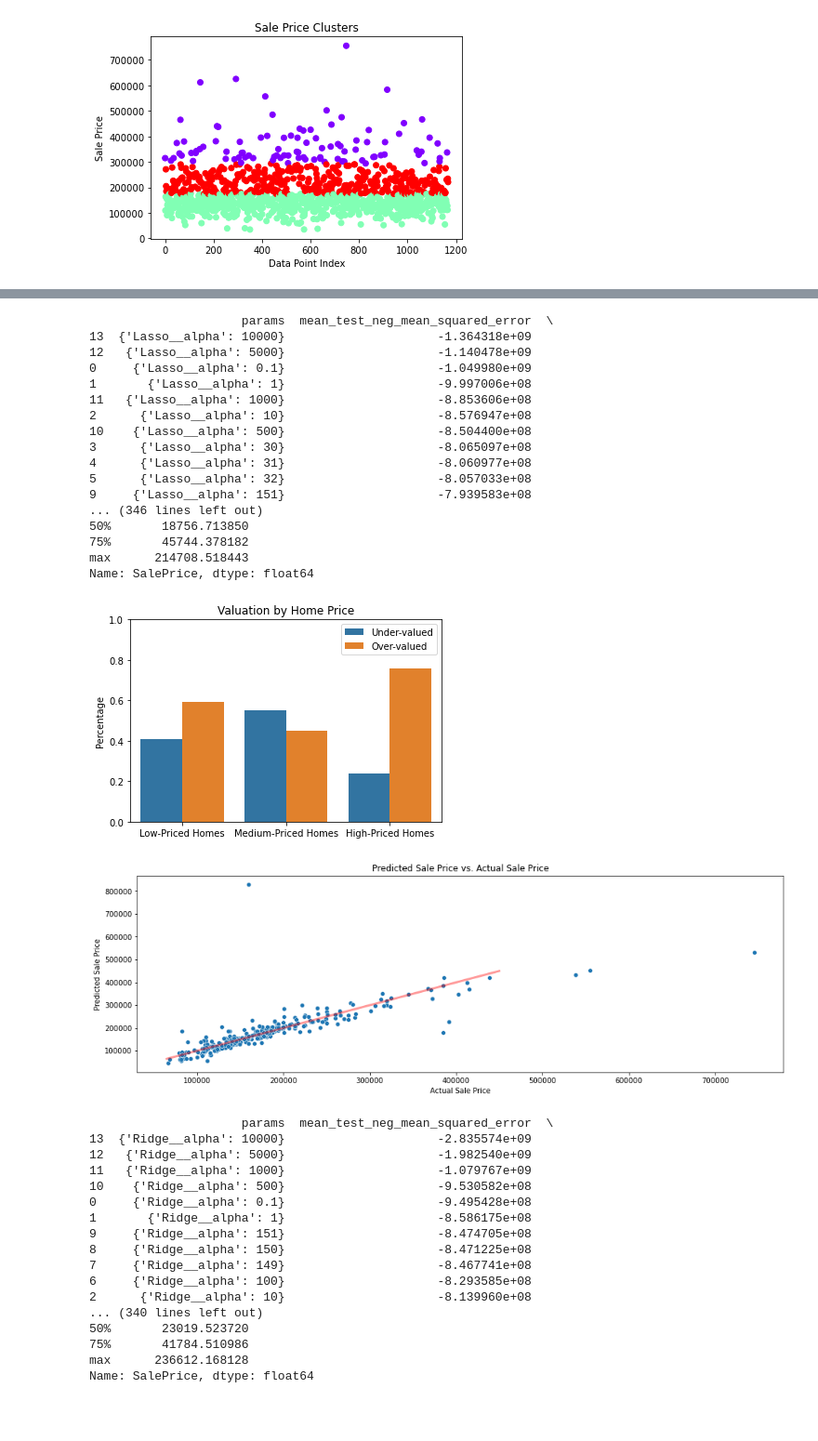
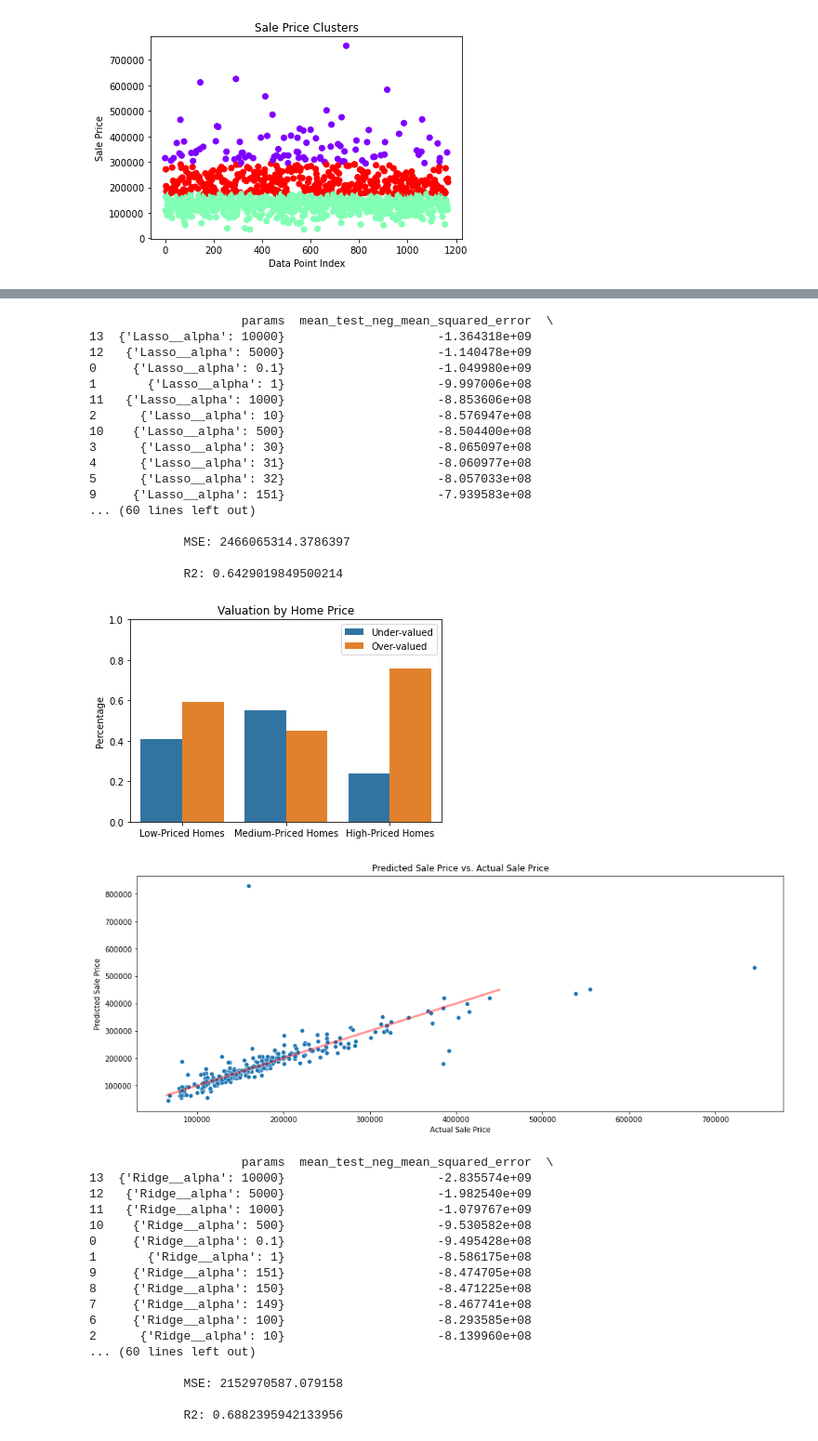
Before and after one commit to rahimrasool/housing_price, a Jupyter notebook: notebooks/linear_reg.ipynb, the cells around one changed output, grey strips where cells are left out. Shown at 93% size. Saved outputs shown, nothing was run; the diff lists cells and outputs as text; code cells hidden in the pictures; blank space fills up the shorter version.

```diff
--- a/notebooks/linear_reg.ipynb
+++ b/notebooks/linear_reg.ipynb
@@ -162,6 +170,4 @@ Name: SalePrice, dtype: float64
 # %%
-pd.set_option('display.max_columns', None)
-
 # Fit a regularized linear regression model
 models = [('Lasso', linear_model.Lasso(max_iter=100000)),
            ('Ridge', linear_model.Ridge(max_iter=100000)),
@@ -182,49 +188,49 @@ for model_name, model in models:
                       scoring=['neg_mean_squared_error', 'neg_mean_absolute_error', 'r2'],
                       refit='neg_mean_absolute_error')
     gs.fit(x_train, y_train)
+
     # Output results
     results = pd.DataFrame(gs.cv_results_)
     results = results.sort_values(by=['mean_test_neg_mean_squared_error'])
-    print(results[['params', 'mean_test_neg_mean_squared_error', 'mean_test_neg_mean_absolute_error', 'mean_test_r2']])
+    print(results[['params', 'mean_test_neg_mean_squared_error', 'mean_test_neg_mean_absolute_error', 'mean_test_r2',
+                   'std_test_neg_mean_absolute_error']])
+
     # Output the alpha that gives the best fit for the model
     print("Best ", model_name, " model:")
     print(gs.best_params_)
+
     # Print coefficients
-    coeffs = pd.DataFrame(data=np.reshape(gs.best_estimator_[model_name].coef_, (1,-1)), columns=x_train.columns, index=['coeff'] )
+    coeffs = pd.DataFrame(data=np.reshape(gs.best_estimator_[model_name].coef_, (1,-1)), columns=x_train.columns,
+                          index=['coeff'] )
     print(coeffs.sort_values(by='coeff', axis=1))
     if model_name == 'Lasso':
         lasso_coeffs = coeffs
+
     # Predict housing values for the test set using the best model
     y_test_hat = gs.predict(x_test)
+
     # Compute model evaluation metrics for the best model
-    metrics(y_test, y_test_hat)
-    # Plot actual vs. predicted
-    plt.figure(figsize=(16,5))
-    plot = sns.scatterplot(x=y_test, y=y_test_hat)
-    plot.set(xlabel='Actual Sale Price', ylabel='Predicted Sale Price')
-    plot.set_title('Predicted Sale Price vs. Actual Sale Price')
-    plt.plot(np.array([65000.,450000.]), np.array([65000.,450000.]), color='red', alpha=0.4, linewidth=3)
-    plt.show()
+    metrics_and_plots(y_test, y_test_hat)
 # %% [output]
                      params  mean_test_neg_mean_squared_error  \
 13  {'Lasso__alpha': 10000}                     -1.364318e+09
 12   {'Lasso__alpha': 5000}                     -1.140478e+09
 0     {'Lasso__alpha': 0.1}                     -1.049980e+09
 1       {'Lasso__alpha': 1}                     -9.997006e+08
 11   {'Lasso__alpha': 1000}                     -8.853606e+08
 2      {'Lasso__alpha': 10}                     -8.576947e+08
 10    {'Lasso__alpha': 500}                     -8.504400e+08
 3      {'Lasso__alpha': 30}                     -8.065097e+08
 4      {'Lasso__alpha': 31}                     -8.060977e+08
 5      {'Lasso__alpha': 32}                     -8.057033e+08
 9     {'Lasso__alpha': 151}                     -7.939583e+08
-... (346 lines left out)
-50%       18756.713850
-75%       45744.378182
-max      214708.518443
-Name: SalePrice, dtype: float64
+... (60 lines left out)
+
+             MSE: 2466065314.3786397
+
+             R2: 0.6429019849500214
 [figure]
-[figure, old version]
+[figure, new version]
                      params  mean_test_neg_mean_squared_error  \
 13  {'Ridge__alpha': 10000}                     -2.835574e+09
 12   {'Ridge__alpha': 5000}                     -1.982540e+09
@@ -237,9 +243,9 @@ Name: SalePrice, dtype: float64
 7     {'Ridge__alpha': 149}                     -8.467741e+08
 6     {'Ridge__alpha': 100}                     -8.293585e+08
 2      {'Ridge__alpha': 10}                     -8.139960e+08
-... (340 lines left out)
-50%       23019.523720
-75%       41784.510986
-max      236612.168128
-Name: SalePrice, dtype: float64
+... (60 lines left out)
+
+             MSE: 2152970587.079158
+
+             R2: 0.6882395942133956
 [figure]
```
Also changed, not shown: parts of 8 cells of this notebook, 1 other file.
